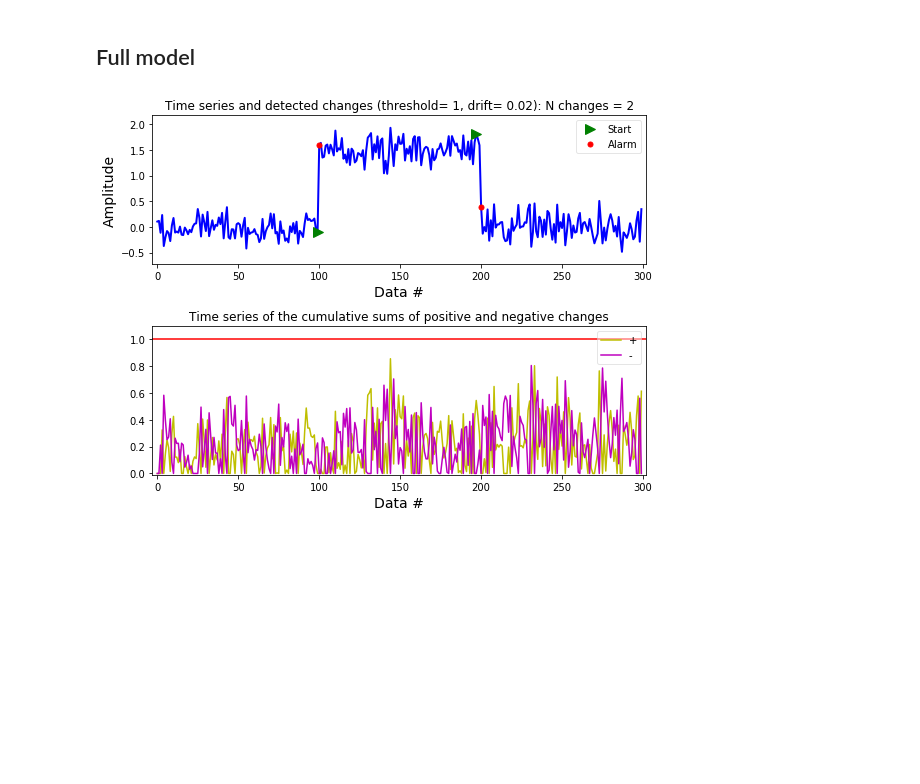
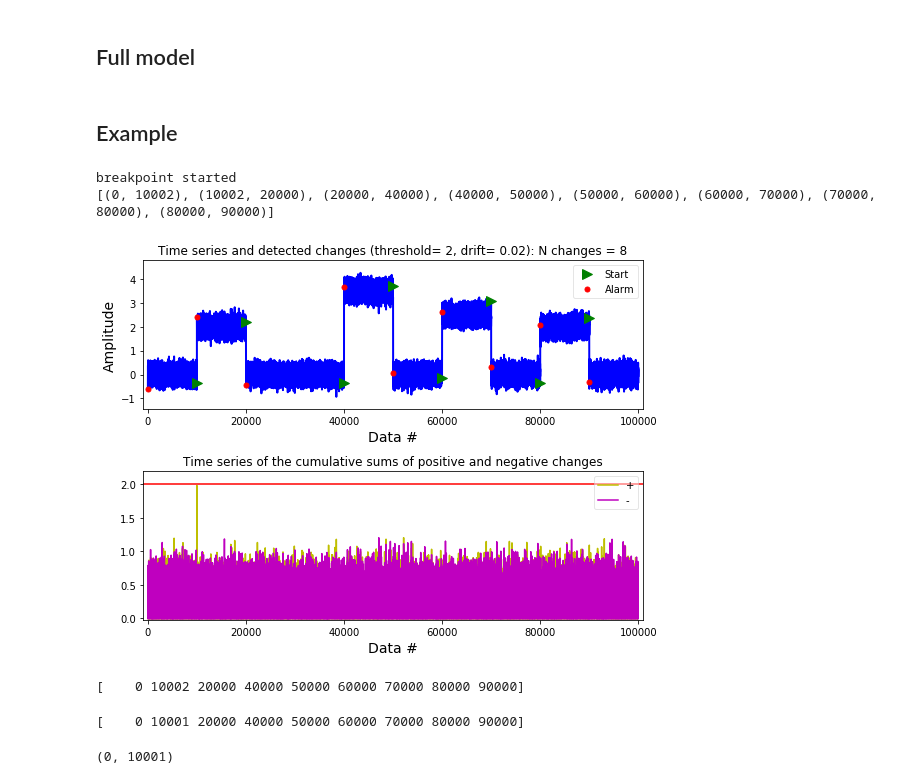
Before and after one commit to Barbarioli/OTSS, a Jupyter notebook: test.ipynb, the cells around one changed output. Saved outputs shown, nothing was run; the diff lists cells and outputs as text; code cells hidden in the pictures; blank space fills up the shorter version.

```diff
--- a/test.ipynb
+++ b/test.ipynb
@@ -278,6 +278,7 @@ def detection(x, threshold=1, drift=0, ending=False, show=True, ax=None):
     ta, tai, taf = np.array([[], [], []], dtype=int)
     tap, tan = 0, 0
     amp = np.array([])
+    ta = np.append(ta,0)
     # Find changes (online form)
     for i in range(1, x.size):
         s = x[i] - x[i-1]
@@ -349,0 +351,4 @@ ta, tai, taf, amp = detection(x, 2, .02, False, True)
+# %%
+x = np.random.randn(300)/5
+x[100:200] += 1.0
+ta, tai, taf, amp = detection(x, 1, .02, False, True)
@@ -352,6 +450,21 @@ ta, tai, taf, amp = detection(x, 2, .02, False, True)
+# %%
+queue = mp.Queue()
+# %% [markdown]
+## Example
 # %%
-x = np.random.randn(300)/5
-x[100:200] += 1.5
-ta, tai, taf, amp = detection(x, 1, .02, False, True)
+x = np.random.randn(100000)/5
+x[10000:20000] += 2
+x[40000:50000] += 3.5
+x[60000:70000] += 2.5
+x[80000:90000] += 2
+ta, tai, taf, amp = detection(x, queue, 2, .02, False, True)
+print(ta)
 # %% [output]
+breakpoint started
+[(0, 10002), (10002, 20000), (20000, 40000), (40000, 50000), (50000, 60000), (60000, 70000), (70000, 80000), (80000, 90000)]
-[figure, old version]
+[figure, new version]
+[    0 10002 20000 40000 50000 60000 70000 80000 90000]
+# %%
+print(ta)
+# %% [output]
+[    0 10001 20000 40000 50000 60000 70000 80000 90000]
@@ -357,0 +473,4 @@ ta, tai, taf, amp = detection(x, 1, .02, False, True)
+# %%
+print(value)
+# %% [output]
+(0, 10001)
```
Also changed, not shown: parts of 6 cells of this notebook.
